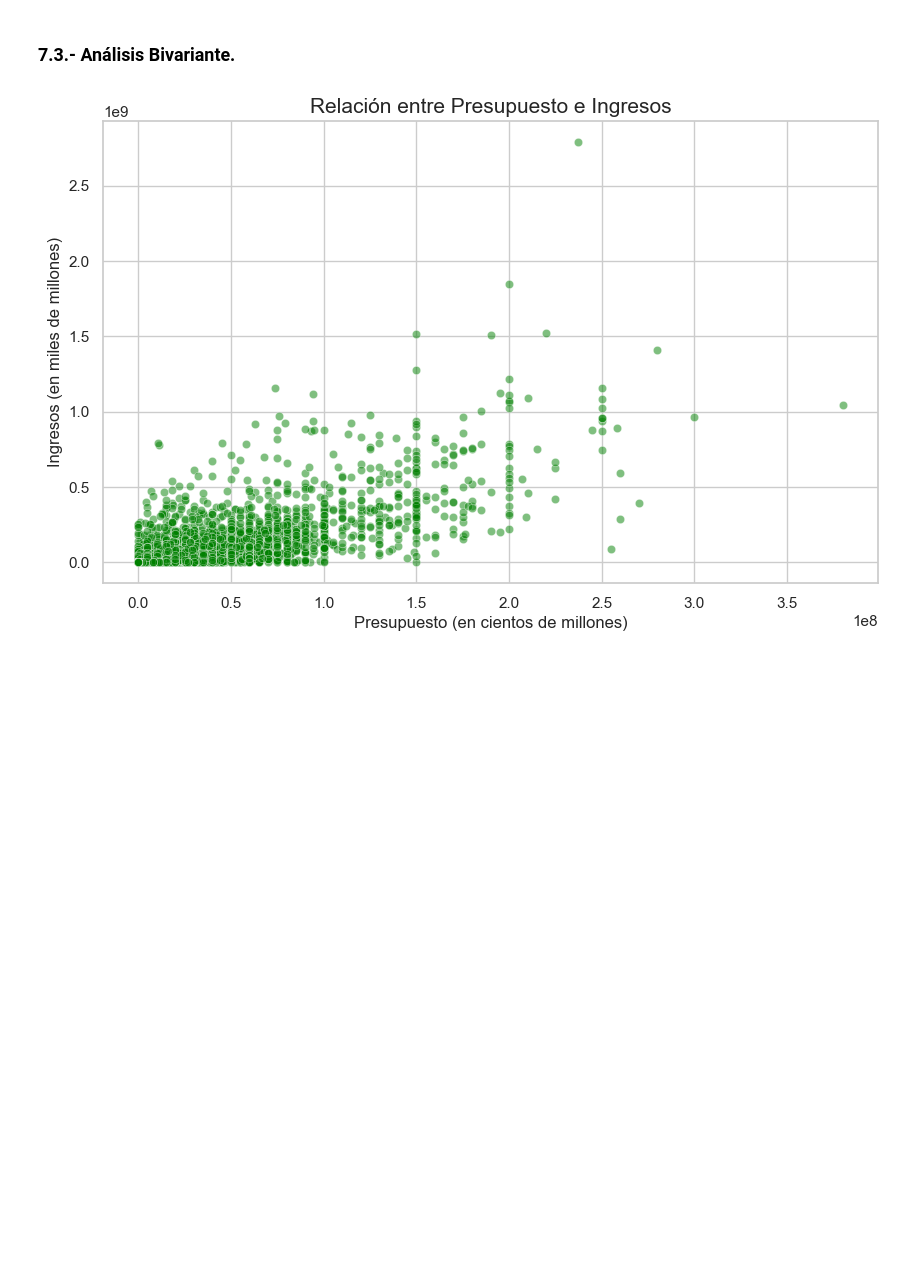
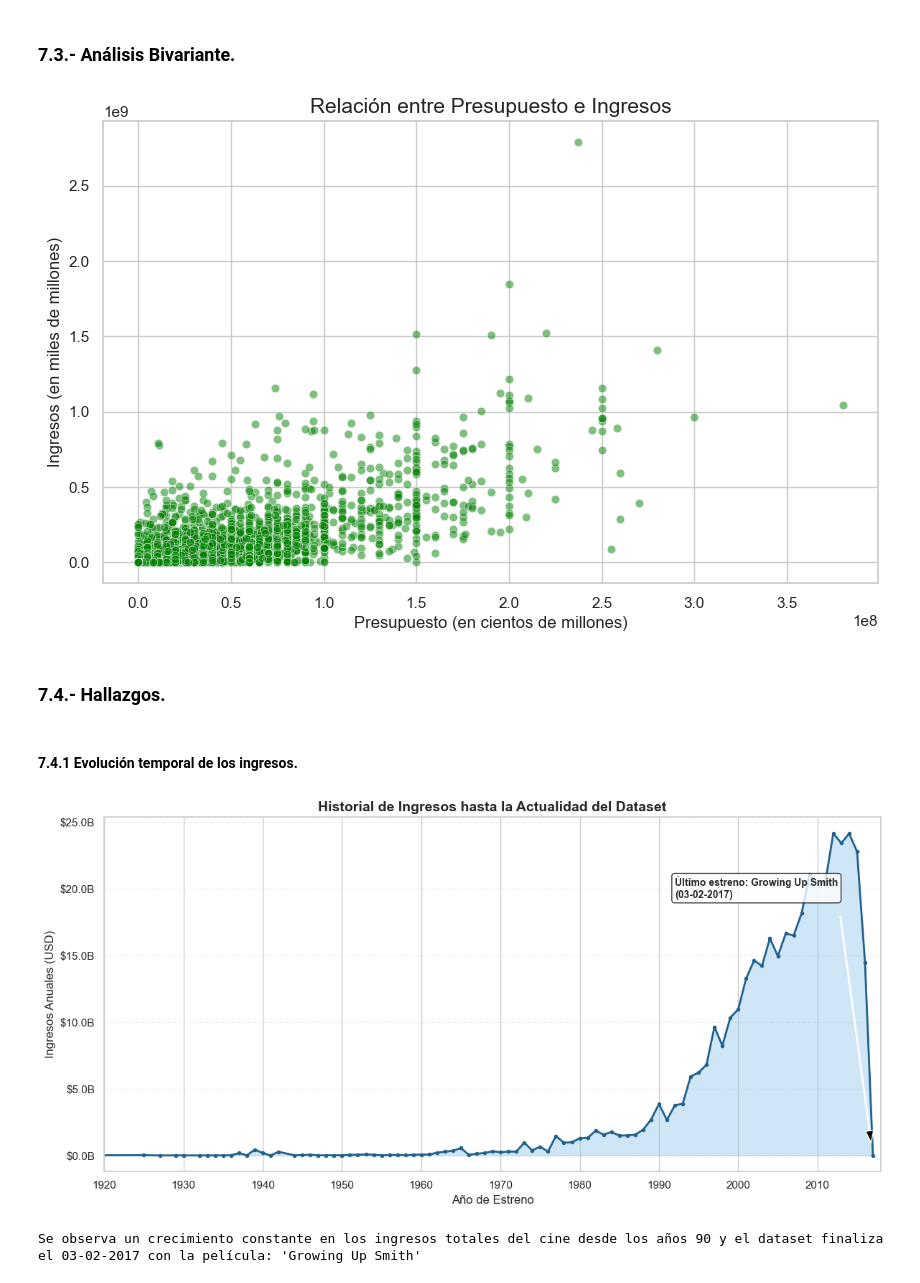
Before and after one commit to CesaReveron/An-lisis-de-Dataset-5000-Peliculas, a Jupyter notebook: analisis_previo.ipynb, the cells around one changed output. Cells and saved outputs as stored; diff of their text form; code cells hidden in the pictures; blank space fills up the shorter version.

Commit message:
7.4.1 Evolucion temporal de ingresos

```diff
--- a/analisis_previo.ipynb
+++ b/analisis_previo.ipynb
@@ -400,3 +400,62 @@ plt.show()
 # tienden a recaudar más, aunque hay 'outliers' (películas baratas que ganaron mucho)."
 # %% [output]
 [figure]
+# %% [markdown]
+### 7.4.- Hallazgos.
+# %%
+import pandas as pd
+import matplotlib.pyplot as plt
+import seaborn as sns
+
+# Configuración estética
+sns.set_theme(style="whitegrid")
+plt.rcParams['figure.figsize'] = (12, 6)
+
+# Cargamos el dataset final
+df = pd.read_parquet("dataset_final_limpio.parquet")
+# %% [markdown]
+#### 7.4.1 Evolución temporal de los ingresos.
+# %%
+# 1. Identificar la última fecha y película
+col_fecha = 'fecha_estreno' if 'fecha_estreno' in df.columns else 'release_date'
+df[col_fecha] = pd.to_datetime(df[col_fecha])
+ultima_fecha = df[col_fecha].max()
+# Formateamos la fecha a DD-MM-AAAA
+fecha_formateada = ultima_fecha.strftime('%d-%m-%Y')
+
+nombre_ultima = df.loc[df[col_fecha] == ultima_fecha, 'titulo' if 'titulo' in df.columns else 'title'].iloc[0]
+
+# 2. Configurar el gráfico
+plt.figure(figsize=(12, 6))
+
+# Dibujamos el área y la línea
+plt.fill_between(evolucion_ingresos.index, evolucion_ingresos.values, color='#85C1E9', alpha=0.4)
+plt.plot(evolucion_ingresos.index, evolucion_ingresos.values, color='#21618C', linewidth=2, marker='o', markersize=3)
+
+# --- ANOTACIÓN DE LA ÚLTIMA FECHA (Con formato DD-MM-AAAA) ---
+plt.annotate(f'Último estreno: {nombre_ultima}\n({fecha_formateada})',
+             xy=(ultima_fecha.year, evolucion_ingresos.get(ultima_fecha.year, 0)),
+             xytext=(ultima_fecha.year - 25, evolucion_ingresos.max() * 0.8),
+             arrowprops=dict(facecolor='black', shrink=0.05, width=1, headwidth=8),
+             fontsize=10, fontweight='bold', bbox=dict(boxstyle="round,pad=0.3", fc="white", ec="black", alpha=0.8))
+
+# --- FORMATEO PROFESIONAL ---
+plt.gca().yaxis.set_major_formatter(ticker.FuncFormatter(lambda x, p: f'${x*1e-9:.1f}B'))
+plt.gca().xaxis.set_major_locator(ticker.MultipleLocator(10))
+
+plt.title('Historial de Ingresos hasta la Actualidad del Dataset', fontsize=14, fontweight='bold')
+plt.xlabel('Año de Estreno')
+plt.ylabel('Ingresos Anuales (USD)')
+plt.grid(axis='y', linestyle='--', alpha=0.3)
+
+# Ajustamos el límite
+plt.xlim(1920, ultima_fecha.year + 1)
+
+plt.tight_layout()
+plt.show()
+
+# Print final con el nuevo formato
+print(f"Se observa un crecimiento constante en los ingresos totales del cine desde los años 90 y el dataset finaliza el {fecha_formateada} con la película: '{nombre_ultima}'")
+# %% [output]
+[figure, added]
+Se observa un crecimiento constante en los ingresos totales del cine desde los años 90 y el dataset finaliza el 03-02-2017 con la película: 'Growing Up Smith'
```
